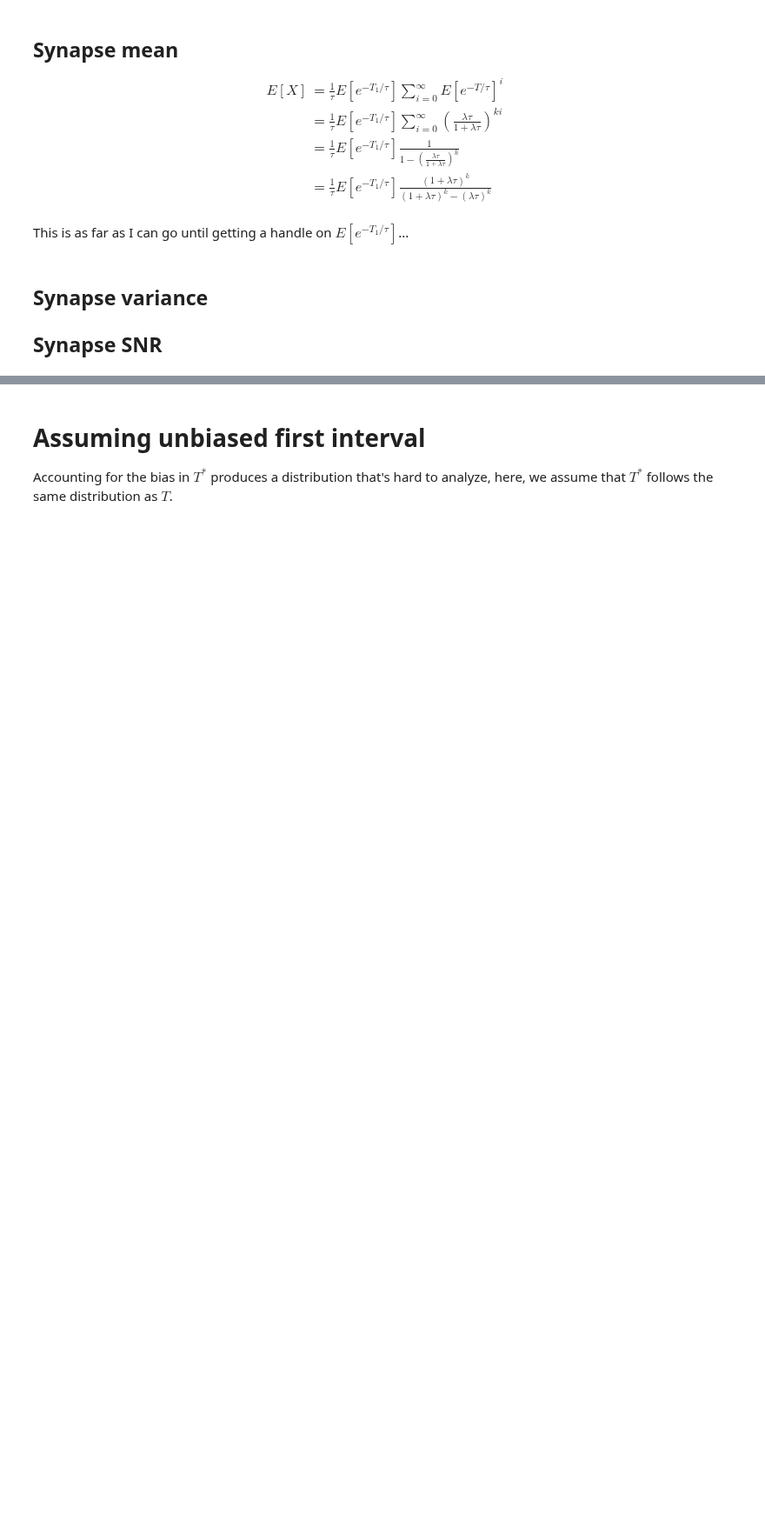
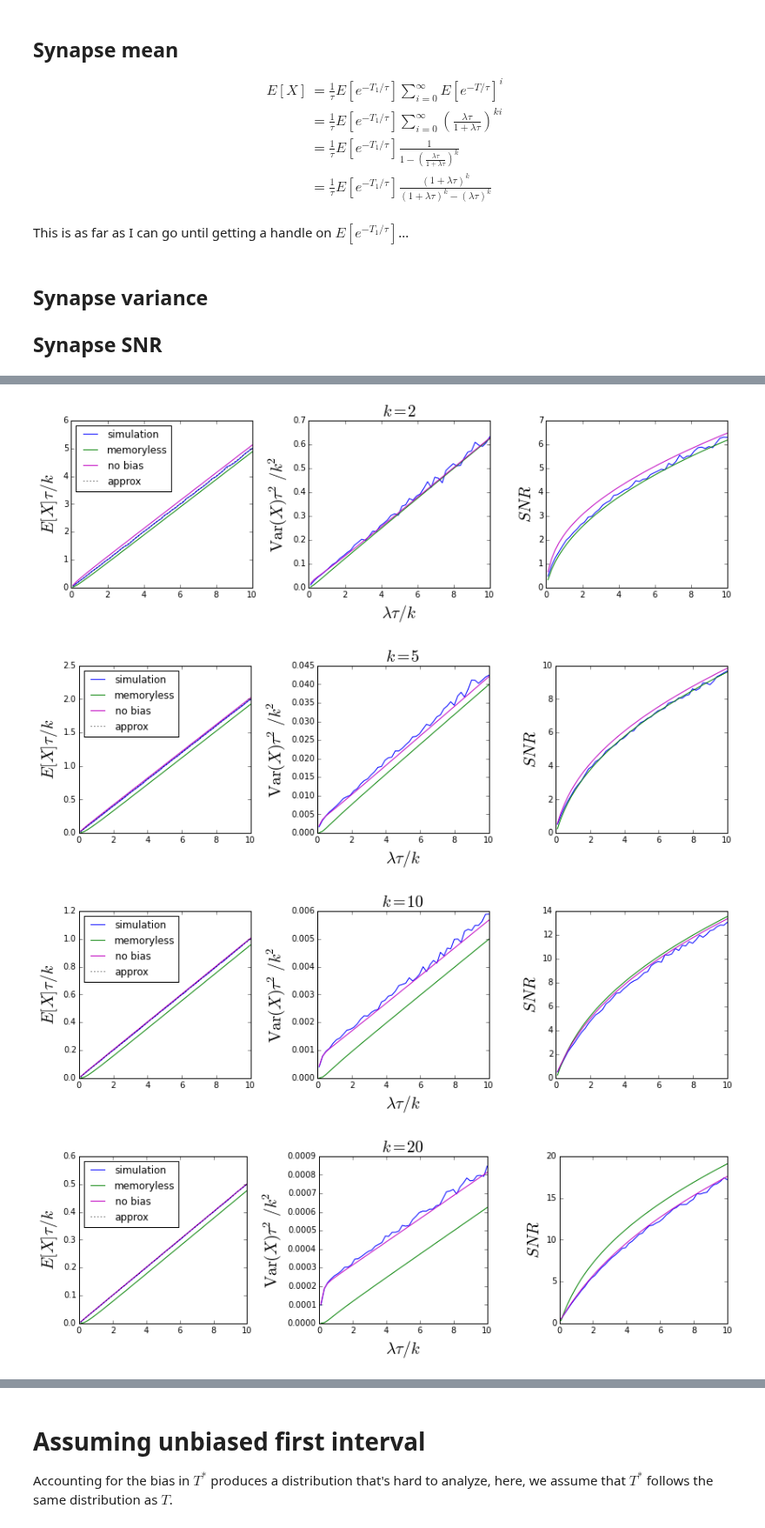
Before and after one commit to samfok/notebooks, a Jupyter notebook: synapse/synapse_SNR_gamma.ipynb, the cells around one changed output, grey strips where cells are left out. Shown at 87% size. Saved outputs shown, nothing was run; the diff lists cells and outputs as text; code cells hidden in the pictures; blank space fills up the shorter version.

Commit message:
gamma synapse no bias var expression

```diff
--- a/synapse/synapse_SNR_gamma.ipynb
+++ b/synapse/synapse_SNR_gamma.ipynb
@@ -104,33 +104,29 @@ def approx_mean(lam, k):
 def th_var_memoryless(lam, k, tau):
     x = lam*tau
     a = 1./tau**2
-
-    b = x**k/((1+x)**k-x**k)**2  # last expression for Var(X)
+    b = x**k/((1+x)**k-x**k)**2
     c_num = (1+x)**(2*k) - x**k*(2+x)**k
     c_den = (2+x)**k - x**k
     c = c_num/c_den
     ret = a*b*c
-
-#     a = x**k/tau**2  # mathematica simplified expression for Var(X)
-#     b = 1./(x**k-(1+x)**k)**2
-#     c_num = x**k*(2+x)**k-(1+x)**(2*k)
-#     c_den = x**k-(2+x)**k
-#     c = c_num/c_den
-#     ret = a*b*c
-
     return ret
 
 def th_var_no_bias(lam, k, tau):
-    pass
+    def th_E2(lam, k, tau):
+        x = lam*tau
+        a = lam/tau
+        b = (2+x)/(2.*(k-1))
+        c_num = (2+x)**(k-1)-x**(k-1)
+        c_den = (2+x)**k-x**k
+        c = c_num/c_den
+        d_num = (1+x)**k+x**k
+        d_den = (1+x)**k-x**k
+        d = d_num/d_den
+        ret = a*b*c*d
+        return ret
+    ret = th_E2(lam, k, tau) - th_mean_no_bias(lam, k, tau)**2
+    return ret
 
-##########
-
-# def th_snr_memoryless(lam, k, tau):
-#     x = lam*tau
-#     num = -(x)**(2*k) + x**k*(2+x)**k
-#     den = (1+x)**(2*k) - x**k*(2+x)**k
-#     ret = np.sqrt(num/den)
-#     return ret
 
 def get_snr(mu, var):
     return mu/np.sqrt(var)
@@ -192,0 +207,12 @@ check_theory(lams, k=10, n_trials=1000, n_samples=1)
+# %%
+tau = .01
+lam_tau_k = np.linspace(.1, 10, 50)
+k_list = [2, 5, 10, 20, 50]
+for k in k_list:
+    lams = lam_tau_k / tau * k
+    check_theory(lams, k=k, tau=tau, n_trials=100, n_samples=100, k_normalize=True)
+# %% [output]
+[figure, added]
+[figure, added]
+[figure, added]
+[figure, added]
```
Also changed, not shown: parts of 9 cells of this notebook.
